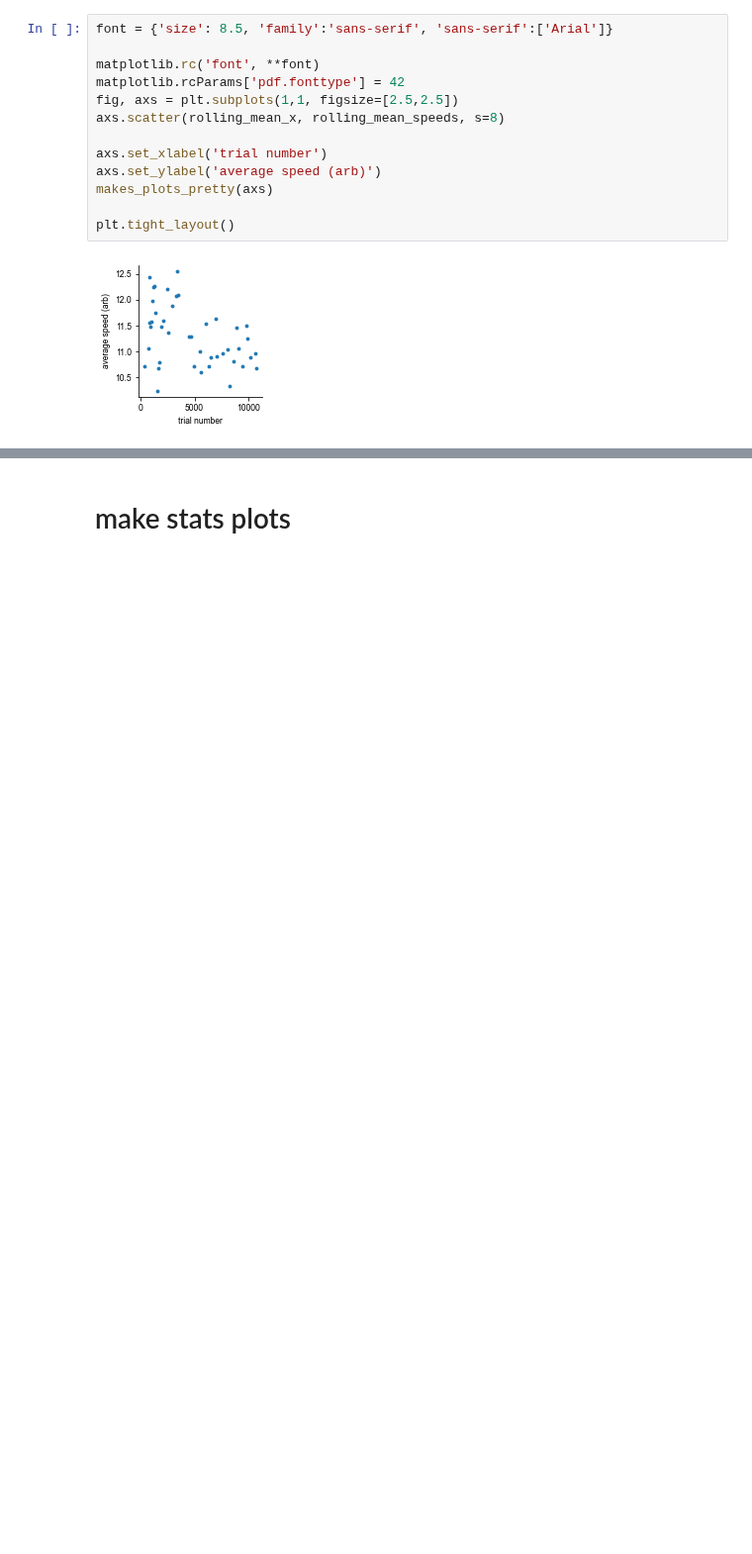
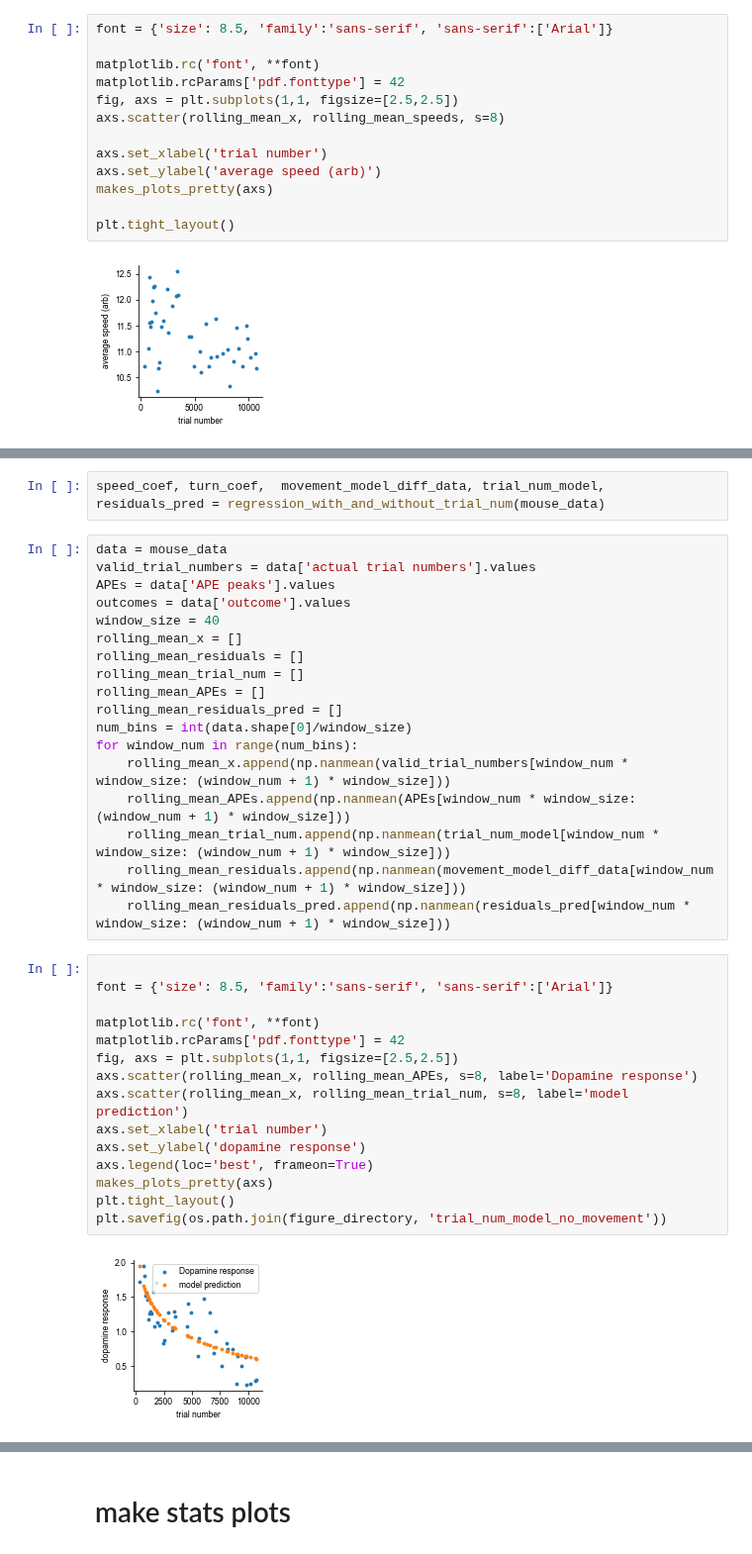
Before and after one commit to fgreenstreet/APE_paper, a Jupyter notebook: supp7/movement_vs_trial_num_regression/turn_angle_over_sessions_plotting.ipynb, the cells around one changed output, grey strips where cells are left out. Shown at 99% size. Saved outputs shown, nothing was run; the diff lists cells and outputs as text; blank space fills up the shorter version.

Commit message:
added residuals plotting for panel m r squared values

```diff
--- a/supp7/movement_vs_trial_num_regression/turn_angle_over_sessions_plotting.ipynb
+++ b/supp7/movement_vs_trial_num_regression/turn_angle_over_sessions_plotting.ipynb
@@ -410,0 +439,37 @@ plt.tight_layout()
+# %%
+speed_coef, turn_coef,  movement_model_diff_data, trial_num_model, residuals_pred = regression_with_and_without_trial_num(mouse_data)
+# %%
+data = mouse_data
+valid_trial_numbers = data['actual trial numbers'].values
+APEs = data['APE peaks'].values
+outcomes = data['outcome'].values
+window_size = 40
+rolling_mean_x = []
+rolling_mean_residuals = []
+rolling_mean_trial_num = []
+rolling_mean_APEs = []
+rolling_mean_residuals_pred = []
+num_bins = int(data.shape[0]/window_size)
+for window_num in range(num_bins):
+    rolling_mean_x.append(np.nanmean(valid_trial_numbers[window_num * window_size: (window_num + 1) * window_size]))
+    rolling_mean_APEs.append(np.nanmean(APEs[window_num * window_size: (window_num + 1) * window_size]))
+    rolling_mean_trial_num.append(np.nanmean(trial_num_model[window_num * window_size: (window_num + 1) * window_size]))
+    rolling_mean_residuals.append(np.nanmean(movement_model_diff_data[window_num * window_size: (window_num + 1) * window_size]))
+    rolling_mean_residuals_pred.append(np.nanmean(residuals_pred[window_num * window_size: (window_num + 1) * window_size]))
+# %%
+
+font = {'size': 8.5, 'family':'sans-serif', 'sans-serif':['Arial']}
+
+matplotlib.rc('font', **font)
+matplotlib.rcParams['pdf.fonttype'] = 42
+fig, axs = plt.subplots(1,1, figsize=[2.5,2.5])
+axs.scatter(rolling_mean_x, rolling_mean_APEs, s=8, label='Dopamine response')
+axs.scatter(rolling_mean_x, rolling_mean_trial_num, s=8, label='model prediction')
+axs.set_xlabel('trial number')
+axs.set_ylabel('dopamine response')
+axs.legend(loc='best', frameon=True)
+makes_plots_pretty(axs)
+plt.tight_layout()
+plt.savefig(os.path.join(figure_directory, 'trial_num_model_no_movement'))
+# %% [output]
+[figure, added]
```
Also changed, not shown: parts of 4 cells of this notebook, 2 other files.
